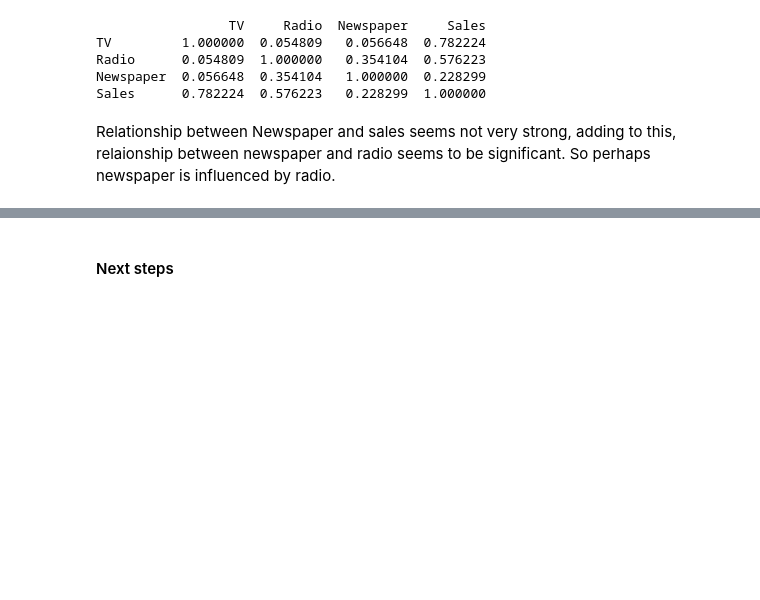
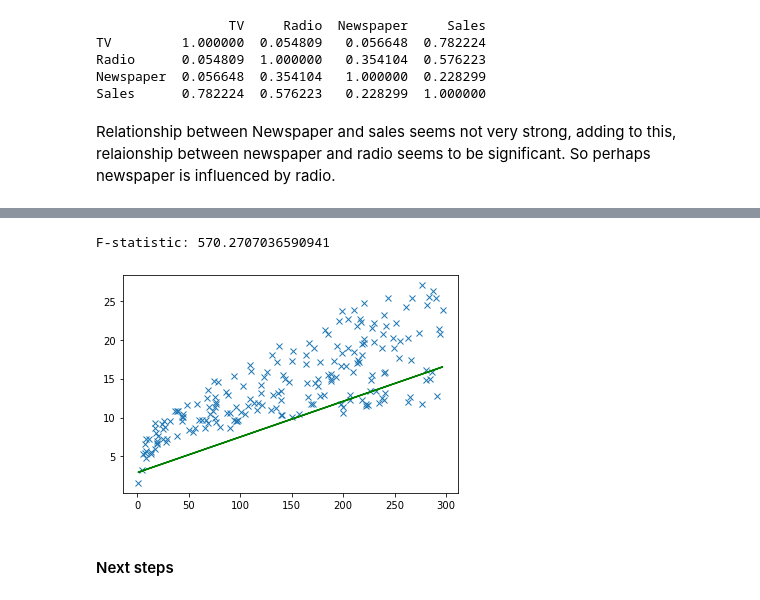
Before and after one commit to eon129/ISL_exercises, a Jupyter notebook: Chapter_3.ipynb, the cells around one changed output, grey strips where cells are left out. Drawn from its saved outputs; the diff is of its cells as text; code cells hidden in the pictures; blank space fills up the shorter version.

```diff
--- a/Chapter_3.ipynb
+++ b/Chapter_3.ipynb
@@ -409,3 +413,28 @@ Relationship between Newspaper and sales seems not very strong, adding to this,
+# %%
+y_hat = X[:,0]*beta1 + X[:,1] * beta2 + X[:,2] * beta3 + beta0
+y_hat = y_hat.reshape(-1, 1)
+
+rss = Y - y_hat
+rss = np.square(rss)
+rss = np.sum(rss)
+
+y_mean = np.mean(Y)
+tss = Y - y_mean
+tss = np.square(tss)
+tss = np.sum(tss)
+
+F = ((tss - rss) / 3) / (rss / (200 - 3 - 1))
+print(f'F-statistic: {F}')
+# %% [output]
+F-statistic: 570.2707036590941
+# %%
+y_plot = X[:,0]*beta1 + 0 * beta2 + 0 * beta3 + beta0
+
+plt.plot(X[:,0], Y, 'x');
+plt.plot(X[:,0], y_plot, 'g')
+plt.show()
+# %% [output]
+[figure, added]
 # %% [markdown]
 #### Next steps
 # %% [markdown]
```
Also changed, not shown: parts of 8 cells of this notebook.
